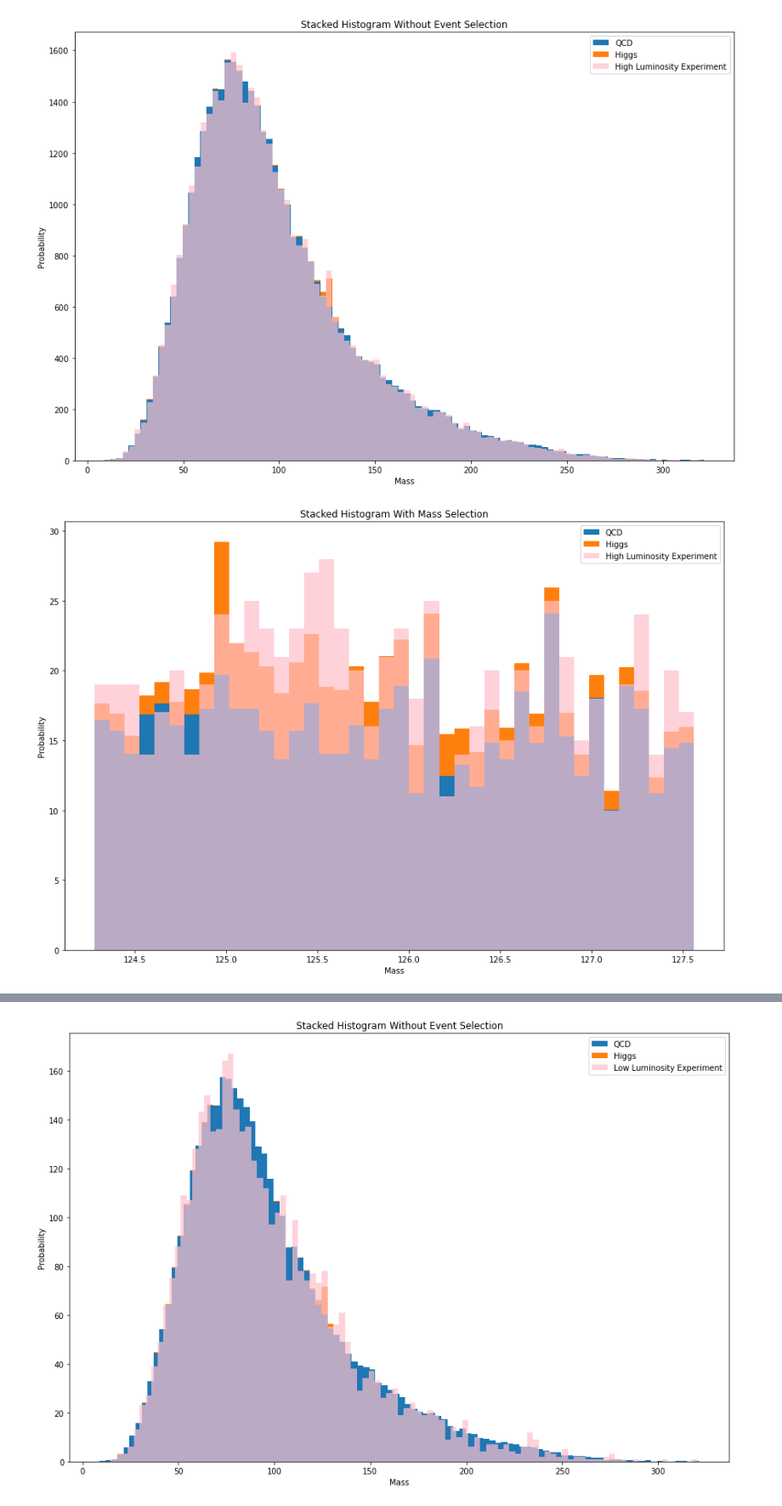
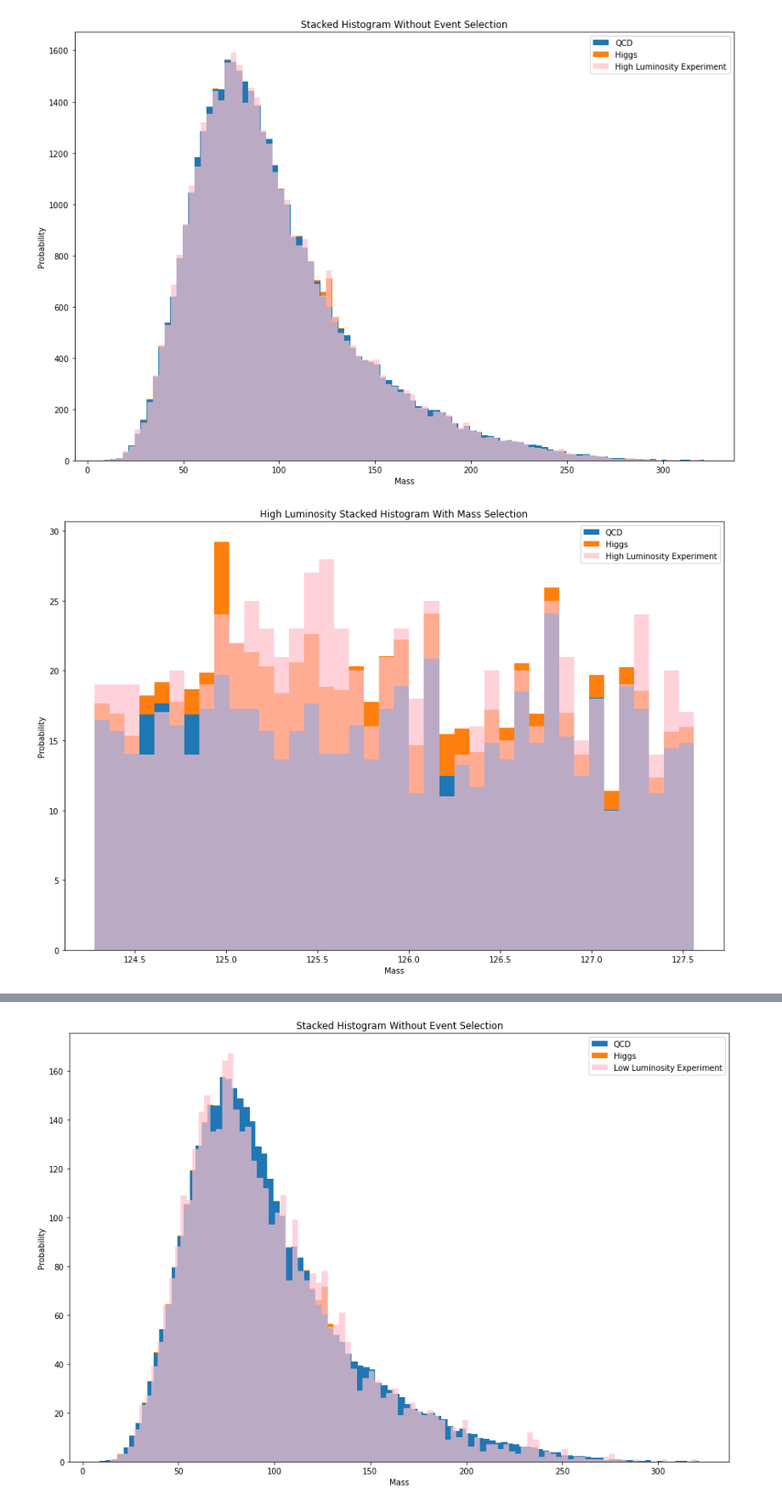
Before and after one commit to jarods00/PHYS434, a Jupyter notebook: Lab 8.ipynb, the cells around one changed output, grey strips where cells are left out. Shown at 85% size. Saved outputs shown, nothing was run; the diff lists cells and outputs as text; code cells hidden in the pictures.

Commit message:
Couple graphs

```diff
--- a/Lab 8.ipynb
+++ b/Lab 8.ipynb
@@ -80,23 +80,23 @@ ax.set_ylabel("Probability")
 plt.show()
 # %% [output]
 [figure]
-# %%
-n_higgs = (100 / (100 + 20000)) * (len(high_lumi['mass']) / len(higgs['mass']))
-n_qcd = (20000 / (100 + 20000)) * (len(high_lumi['mass']) / len(qcd['mass']))
-
-fig, ax = plt.subplots(1, 1, figsize = (15, 10))
-
-qcd_weight = np.array([n_qcd] * len(qcd['mass']))
-higgs_weight = np.array([n_higgs] * len(higgs['mass']))
-
-a = ax.hist([qcd['mass'], higgs['mass']], bins = 40, density = False, stacked = True, weights = [qcd_weight, higgs_weight], range = [124.28, 127.56])
-ax.hist(high_lumi['mass'], bins = 40, density = False, alpha = .7, color = "pink", range = [124.28, 127.56])
-
-ax.legend(["QCD", "Higgs", "High Luminosity Experiment"])
-ax.set_title("Stacked Histogram With Mass Selection")
-ax.set_xlabel("Mass")
-ax.set_ylabel("Probability")
-
-plt.show()
-# %% [output]
-[figure, removed]
+# %%
+n_higgs = (100 / (100 + 20000)) * (len(high_lumi['mass']) / len(higgs['mass']))
+n_qcd = (20000 / (100 + 20000)) * (len(high_lumi['mass']) / len(qcd['mass']))
+
+fig, ax = plt.subplots(1, 1, figsize = (15, 10))
+
+qcd_weight = np.array([n_qcd] * len(qcd['mass']))
+higgs_weight = np.array([n_higgs] * len(higgs['mass']))
+
+a = ax.hist([qcd['mass'], higgs['mass']], bins = 40, density = False, stacked = True, weights = [qcd_weight, higgs_weight], range = [124.28, 127.56])
+ax.hist(high_lumi['mass'], bins = 40, density = False, alpha = .7, color = "pink", range = [124.28, 127.56])
+
+ax.legend(["QCD", "Higgs", "High Luminosity Experiment"])
+ax.set_title("High Luminosity Stacked Histogram With Mass Selection")
+ax.set_xlabel("Mass")
+ax.set_ylabel("Probability")
+
+plt.show()
+# %% [output]
+[figure, added]
```
Also changed, not shown: parts of 7 cells of this notebook, 1 other file.
